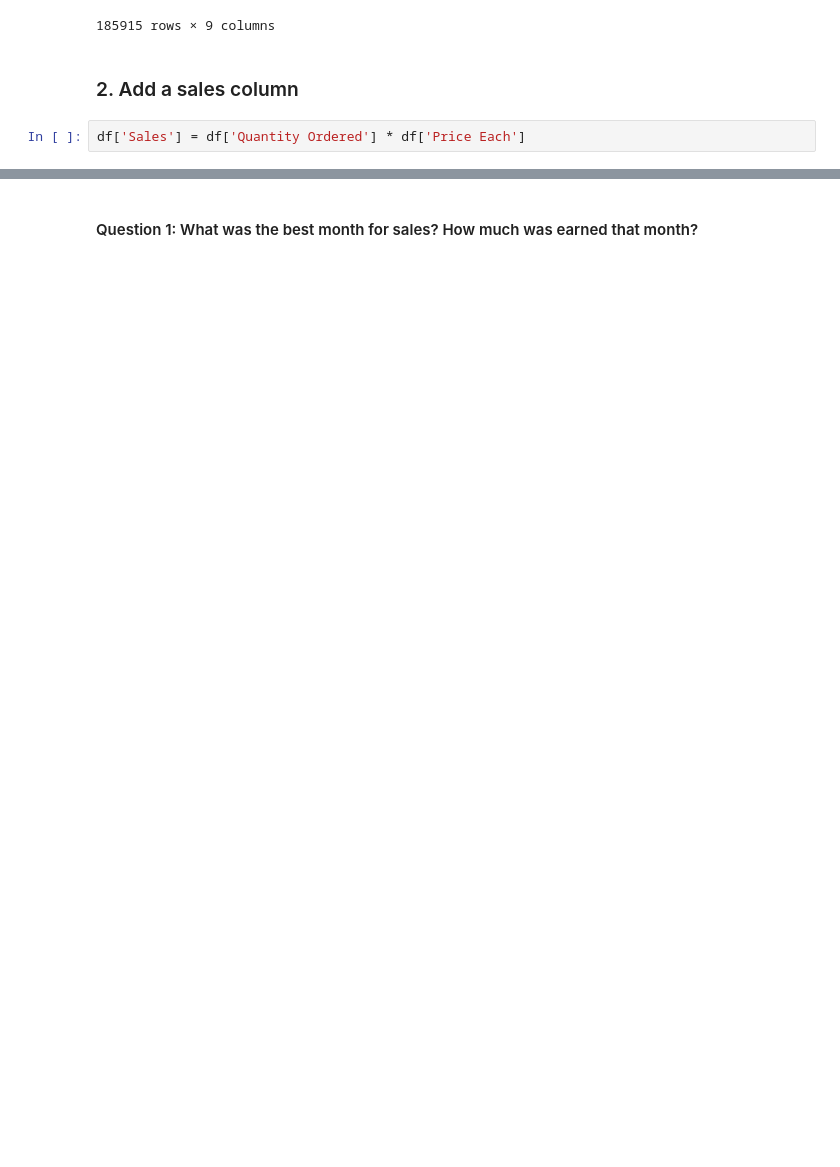
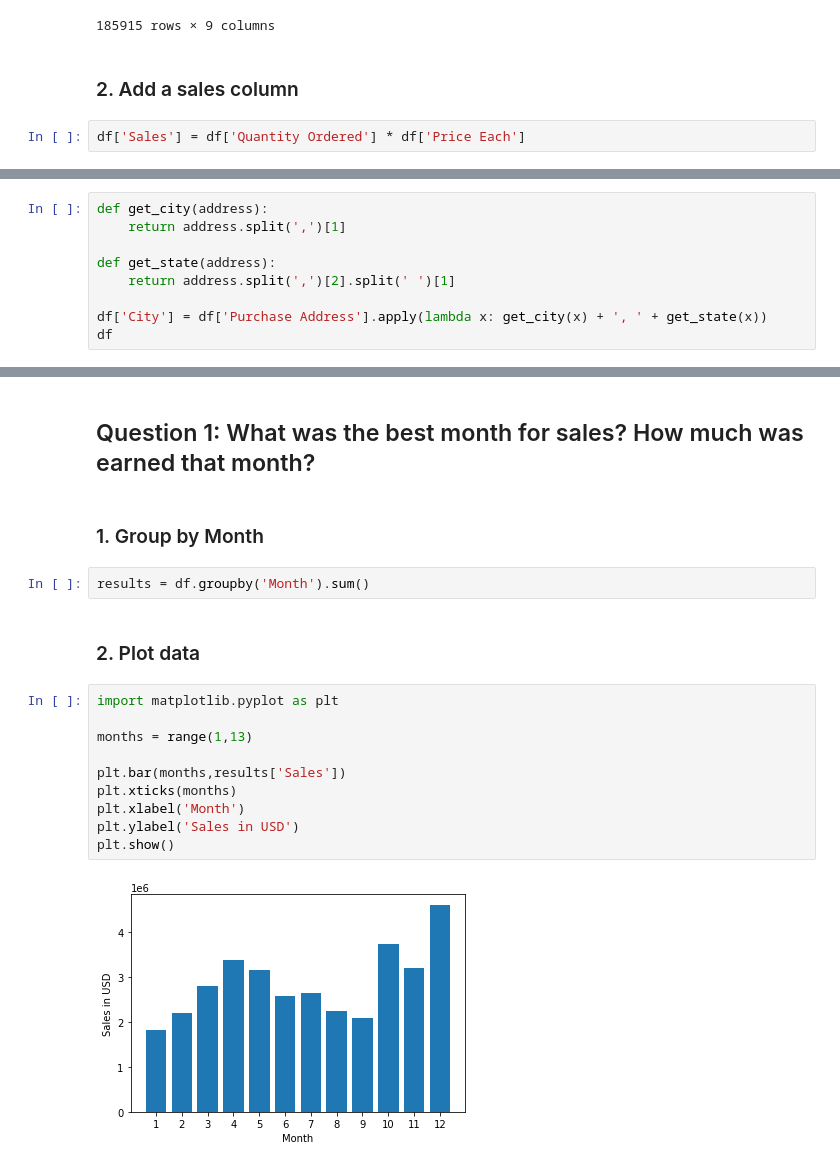
Before and after one commit to ethompson17/PythonSalesAnalysis, a Jupyter notebook: Sales Analysis.ipynb, the cells around one changed output, grey strips where cells are left out. Cells and saved outputs as stored; diff of their text form; blank space fills up the shorter version.

```diff
--- a/Sales Analysis.ipynb
+++ b/Sales Analysis.ipynb
@@ -95,0 +100,9 @@ df['Sales'] = df['Quantity Ordered'] * df['Price Each']
+# %%
+def get_city(address):
+    return address.split(',')[1]
+
+def get_state(address):
+    return address.split(',')[2].split(' ')[1]
+
+df['City'] = df['Purchase Address'].apply(lambda x: get_city(x) + ', ' + get_state(x))
+df
@@ -96,2 +123,20 @@ df['Sales'] = df['Quantity Ordered'] * df['Price Each']
 # %% [markdown]
-#### Question 1: What was the best month for sales? How much was earned that month?
+## Question 1: What was the best month for sales? How much was earned that month?
+# %% [markdown]
+### 1. Group by Month
+# %%
+results = df.groupby('Month').sum()
+# %% [markdown]
+### 2. Plot data
+# %%
+import matplotlib.pyplot as plt
+
+months = range(1,13)
+
+plt.bar(months,results['Sales'])
+plt.xticks(months)
+plt.xlabel('Month')
+plt.ylabel('Sales in USD')
+plt.show()
+# %% [output]
+[figure, added]
```
Also changed, not shown: parts of 7 cells of this notebook.
